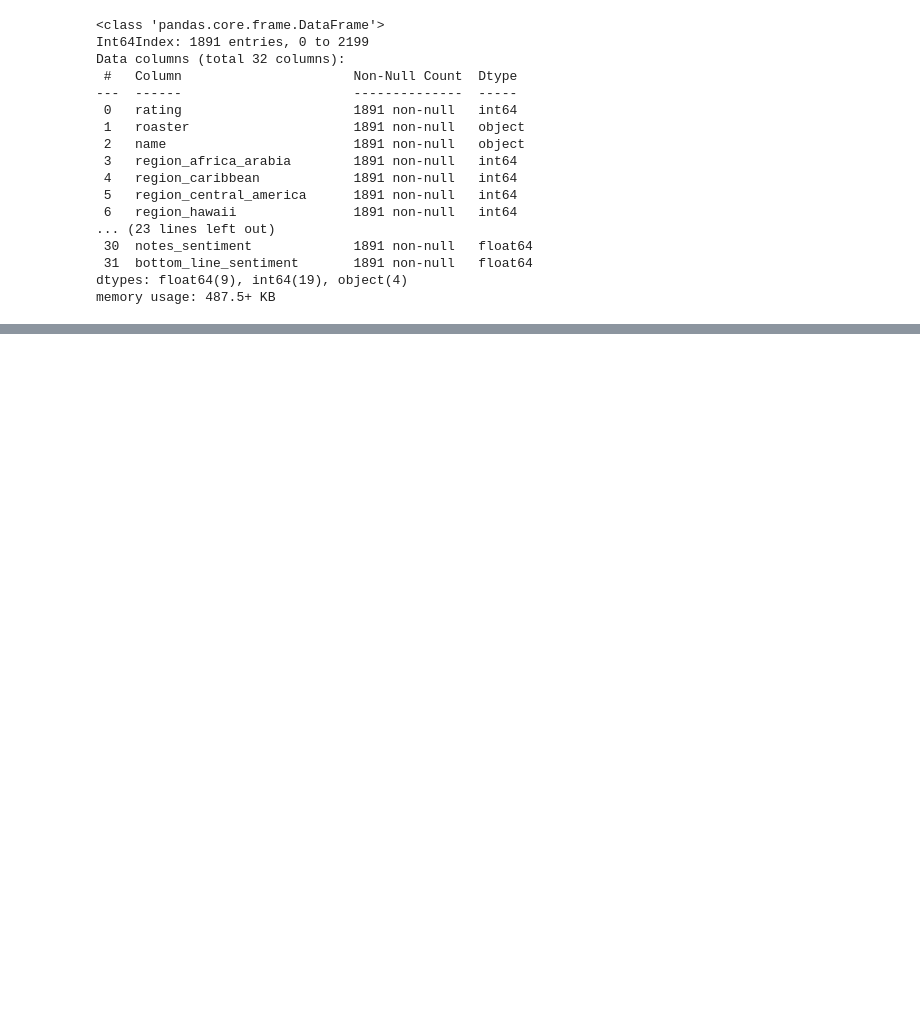
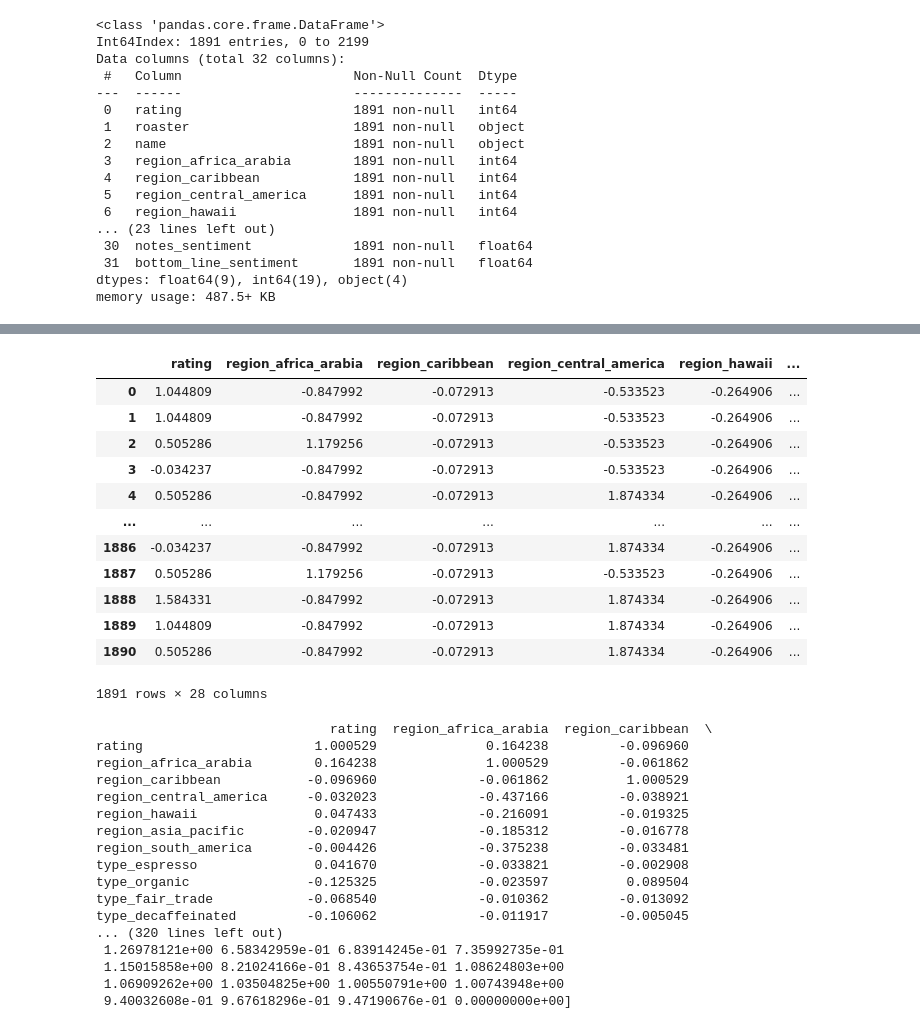
Before and after one commit to DATA-606-SPRING-2023-TUE/nicholas_data606, a Jupyter notebook: src/Regression.ipynb, the cells around one changed output, grey strips where cells are left out. Cells and saved outputs as stored; diff of their text form; code cells hidden in the pictures; blank space fills up the shorter version.

```diff
--- a/src/Regression.ipynb
+++ b/src/Regression.ipynb
@@ -65,0 +66,54 @@ Lasso score on test data:  -0.002587486852559495
+# %%
+# standardize and compute eigen values to determine corelations
+from sklearn.preprocessing import StandardScaler
+
+numerics = ['int16', 'int32', 'int64', 'float16', 'float32', 'float64']
+numeric_columns = df.select_dtypes(include=numerics)
+
+
+scaler = StandardScaler(copy=True, with_std=True)
+scaler_model = scaler.fit(numeric_columns)
+
+df_standardized = pd.DataFrame(scaler_model.transform(numeric_columns), columns=list(numeric_columns.columns))
+
+display(df_standardized)
+
+import numpy as np
+pd.set_option('display.max_rows', 50)
+pd.set_option('display.max_columns', 50)
+df4_cov = df_standardized.cov()
+print(df4_cov)
+
+eigen_values, eigen_vectors = np.linalg.eig(df4_cov)
+print(eigen_values)
+# %% [output]
+|  | rating | region_africa_arabia | region_caribbean | region_central_america | region_hawaii | ... |
+| 0 | 1.044809 | -0.847992 | -0.072913 | -0.533523 | -0.264906 | ... |
+| 1 | 1.044809 | -0.847992 | -0.072913 | -0.533523 | -0.264906 | ... |
+| 2 | 0.505286 | 1.179256 | -0.072913 | -0.533523 | -0.264906 | ... |
+| 3 | -0.034237 | -0.847992 | -0.072913 | -0.533523 | -0.264906 | ... |
+| 4 | 0.505286 | -0.847992 | -0.072913 | 1.874334 | -0.264906 | ... |
+| ... | ... | ... | ... | ... | ... | ... |
+| 1886 | -0.034237 | -0.847992 | -0.072913 | 1.874334 | -0.264906 | ... |
+| 1887 | 0.505286 | 1.179256 | -0.072913 | -0.533523 | -0.264906 | ... |
+| 1888 | 1.584331 | -0.847992 | -0.072913 | 1.874334 | -0.264906 | ... |
+| 1889 | 1.044809 | -0.847992 | -0.072913 | 1.874334 | -0.264906 | ... |
+| 1890 | 0.505286 | -0.847992 | -0.072913 | 1.874334 | -0.264906 | ... |
+1891 rows × 28 columns
+                              rating  region_africa_arabia  region_caribbean  \
+rating                      1.000529              0.164238         -0.096960
+region_africa_arabia        0.164238              1.000529         -0.061862
+region_caribbean           -0.096960             -0.061862          1.000529
+region_central_america     -0.032023             -0.437166         -0.038921
+region_hawaii               0.047433             -0.216091         -0.019325
+region_asia_pacific        -0.020947             -0.185312         -0.016778
+region_south_america       -0.004426             -0.375238         -0.033481
+type_espresso               0.041670             -0.033821         -0.002908
+type_organic               -0.125325             -0.023597          0.089504
+type_fair_trade            -0.068540             -0.010362         -0.013092
+type_decaffeinated         -0.106062             -0.011917         -0.005045
+... (320 lines left out)
+ 1.26978121e+00 6.58342959e-01 6.83914245e-01 7.35992735e-01
+ 1.15015858e+00 8.21024166e-01 8.43653754e-01 1.08624803e+00
+ 1.06909262e+00 1.03504825e+00 1.00550791e+00 1.00743948e+00
+ 9.40032608e-01 9.67618296e-01 9.47190676e-01 0.00000000e+00]
```
Also changed, not shown: parts of 3 cells of this notebook.
